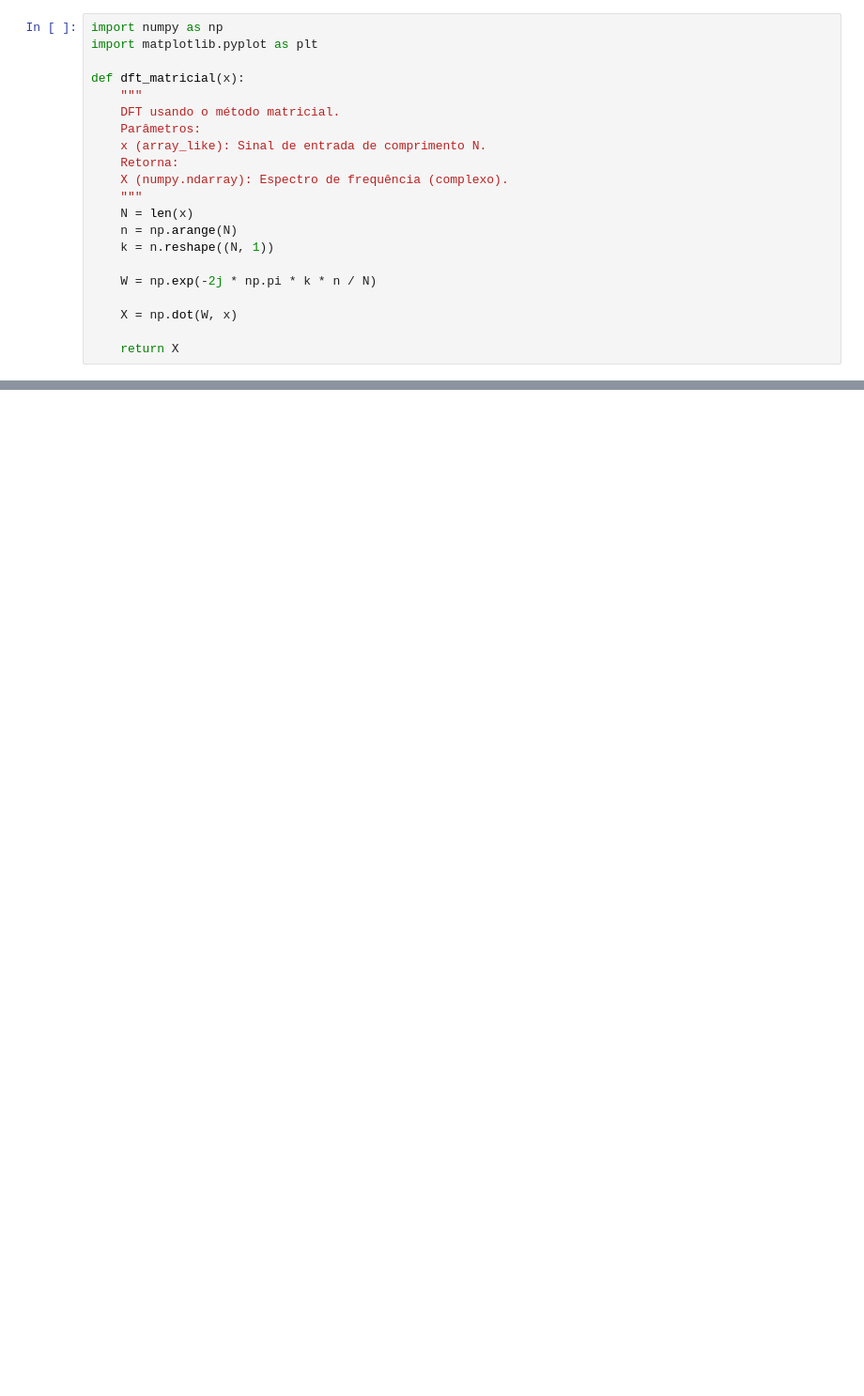
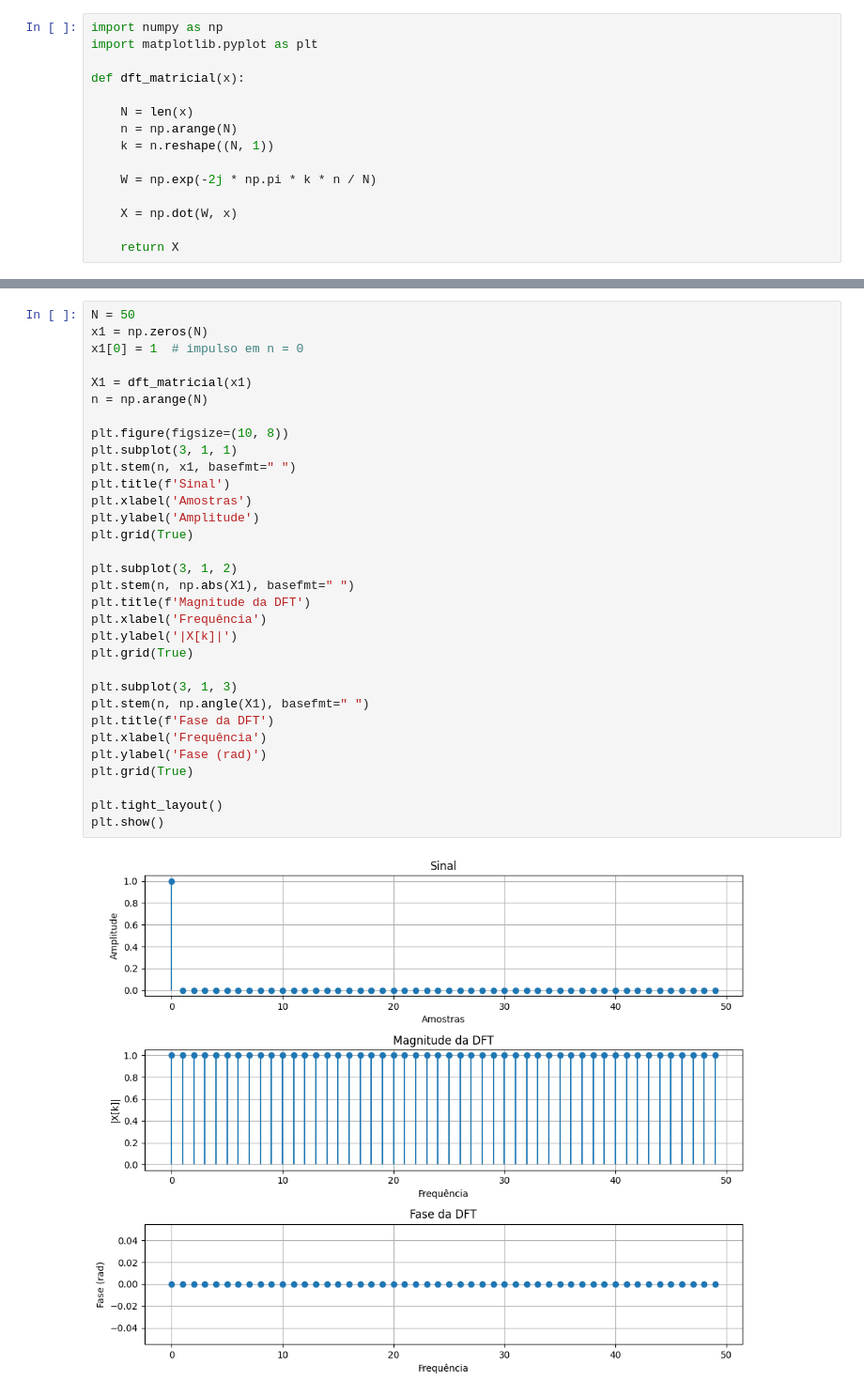
Before and after one commit to ricardofss1/PDS, a Jupyter notebook: DFT_FFT_Implementação.ipynb, the cells around one changed output, grey strips where cells are left out. Shown at 94% size. Saved outputs shown, nothing was run; the diff lists cells and outputs as text; blank space fills up the shorter version.

```diff
--- a/DFT_FFT_Implementação.ipynb
+++ b/DFT_FFT_Implementação.ipynb
@@ -3,13 +3,7 @@ import numpy as np
 import matplotlib.pyplot as plt
 
 def dft_matricial(x):
-    """
-    DFT usando o método matricial.
-    Parâmetros:
-    x (array_like): Sinal de entrada de comprimento N.
-    Retorna:
-    X (numpy.ndarray): Espectro de frequência (complexo).
-    """
+
     N = len(x)
     n = np.arange(N)
     k = n.reshape((N, 1))
@@ -125,0 +16,34 @@ plt.show()
+# %%
+N = 50
+x1 = np.zeros(N)
+x1[0] = 1  # impulso em n = 0
+
+X1 = dft_matricial(x1)
+n = np.arange(N)
+
+plt.figure(figsize=(10, 8))
+plt.subplot(3, 1, 1)
+plt.stem(n, x1, basefmt=" ")
+plt.title(f'Sinal')
+plt.xlabel('Amostras')
+plt.ylabel('Amplitude')
+plt.grid(True)
+
+plt.subplot(3, 1, 2)
+plt.stem(n, np.abs(X1), basefmt=" ")
+plt.title(f'Magnitude da DFT')
+plt.xlabel('Frequência')
+plt.ylabel('|X[k]|')
+plt.grid(True)
+
+plt.subplot(3, 1, 3)
+plt.stem(n, np.angle(X1), basefmt=" ")
+plt.title(f'Fase da DFT')
+plt.xlabel('Frequência')
+plt.ylabel('Fase (rad)')
+plt.grid(True)
+
+plt.tight_layout()
+plt.show()
+# %% [output]
+[figure, added]
```
Also changed, not shown: parts of 12 cells of this notebook.
